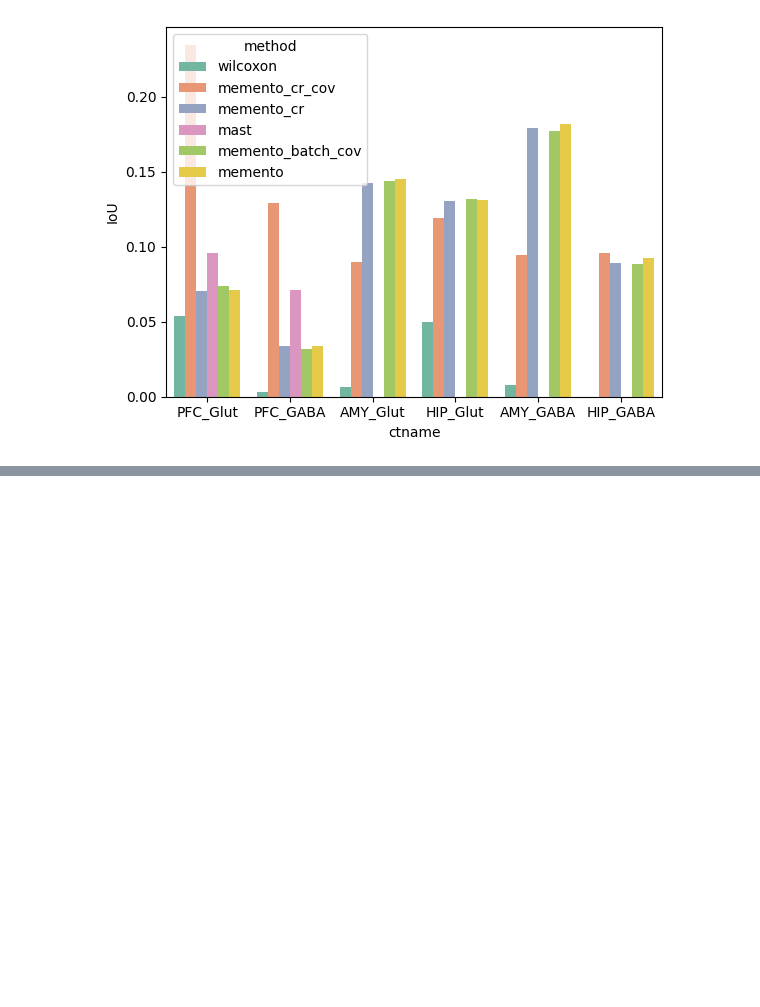
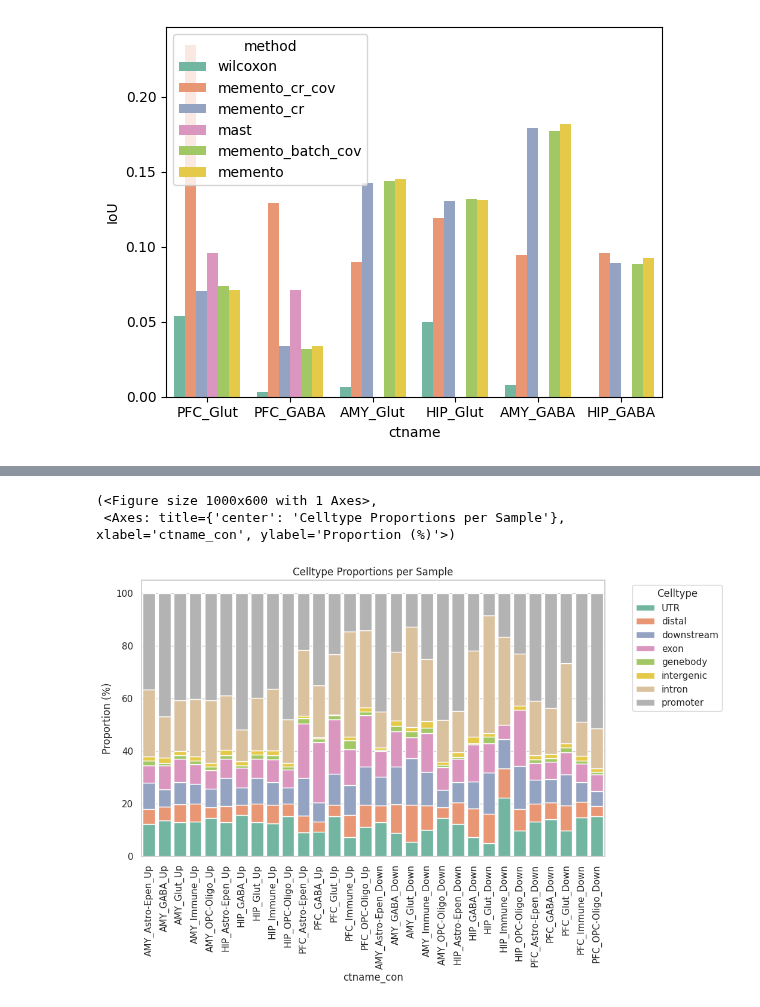
Before and after one commit to juychen/scmmd, a Jupyter notebook: 11testdegmethods.ipynb, the cells around one changed output, grey strips where cells are left out. Drawn from its saved outputs; the diff is of its cells as text; code cells hidden in the pictures; blank space fills up the shorter version.

```diff
--- a/11testdegmethods.ipynb
+++ b/11testdegmethods.ipynb
@@ -385,2 +407,2 @@ df_memento_cr.columns
 # %%
-df_memento_cr.drop(['regularion'],axis=1,inplace=True)
+#df_memento_cr.drop(['regularion'],axis=1,inplace=True)
@@ -422,0 +431,36 @@ df_memento_cr
+# %%
+def plot_stack_prop(df,x=None, y='proportion',pro_col='celltype.L1',color_palette=sns.color_palette("Set2"), figsize=(10, 6),x_order=None, **kwargs):
+    counts = df.groupby([x, pro_col]).size().unstack(fill_value=0)
+    # If x_order is provided, sort the index of counts
+    if x_order is not None:
+        counts = counts.loc[x_order]
+    df_prop = counts.div(counts.sum(axis=1), axis=0) * 100
+    df_prop = df_prop.reset_index().melt(id_vars=x, var_name=pro_col, value_name=y)
+    fig, ax = plt.subplots(figsize=figsize)
+    sns.set(style="whitegrid")
+    # Initialize bottom positions for stacking
+        # Sort the dataframe by the specified order by the column of sample name
+    bottom = pd.Series([0] * len(df_prop[x].unique()), index=df_prop[x].unique())
+    # Plot each celltype layer
+    for i, celltype in enumerate(df_prop[pro_col].unique()):
+        subset = df_prop[df_prop[pro_col] == celltype]
+        sns.barplot(
+            x=x, y=y, data=subset,
+            label=celltype, bottom=bottom[subset[x]],
+            color=color_palette[i]
+        )
+        bottom += subset.set_index(x)[y].reindex(bottom.index, fill_value=0)
+    ax.set_title('Celltype Proportions per Sample')
+    ax.set_ylabel('Proportion (%)')
+    ax.set_xticklabels(ax.get_xticklabels(), rotation=90)
+    ax.legend(title='Celltype', bbox_to_anchor=(1.05, 1))
+    return fig,ax
+
+#order = meta_atac.sort_values('Region')['sample'].unique()
+df_memento_cr['ctname_con'] = df_memento_cr['region'].astype(str) +"_"+ df_memento_cr['ctname'].str.split('_').str[-1].astype(str) + "_" + df_memento_cr['regulation'].astype(str)
+order = df_memento_cr.sort_values(by=['regulation','region','celltype.L1'],ascending=[False,True,True]).drop_duplicates(['ctname_con'])['ctname_con'].to_list()
+plot_stack_prop(df_memento_cr,x='ctname_con', y='proportion',pro_col="primary_region",x_order=order, figsize=(10, 6))
+# %% [output]
+(<Figure size 1000x600 with 1 Axes>,
+ <Axes: title={'center': 'Celltype Proportions per Sample'}, xlabel='ctname_con', ylabel='Proportion (%)'>)
+[figure, added]
```
Also changed, not shown: parts of 14 cells of this notebook.
